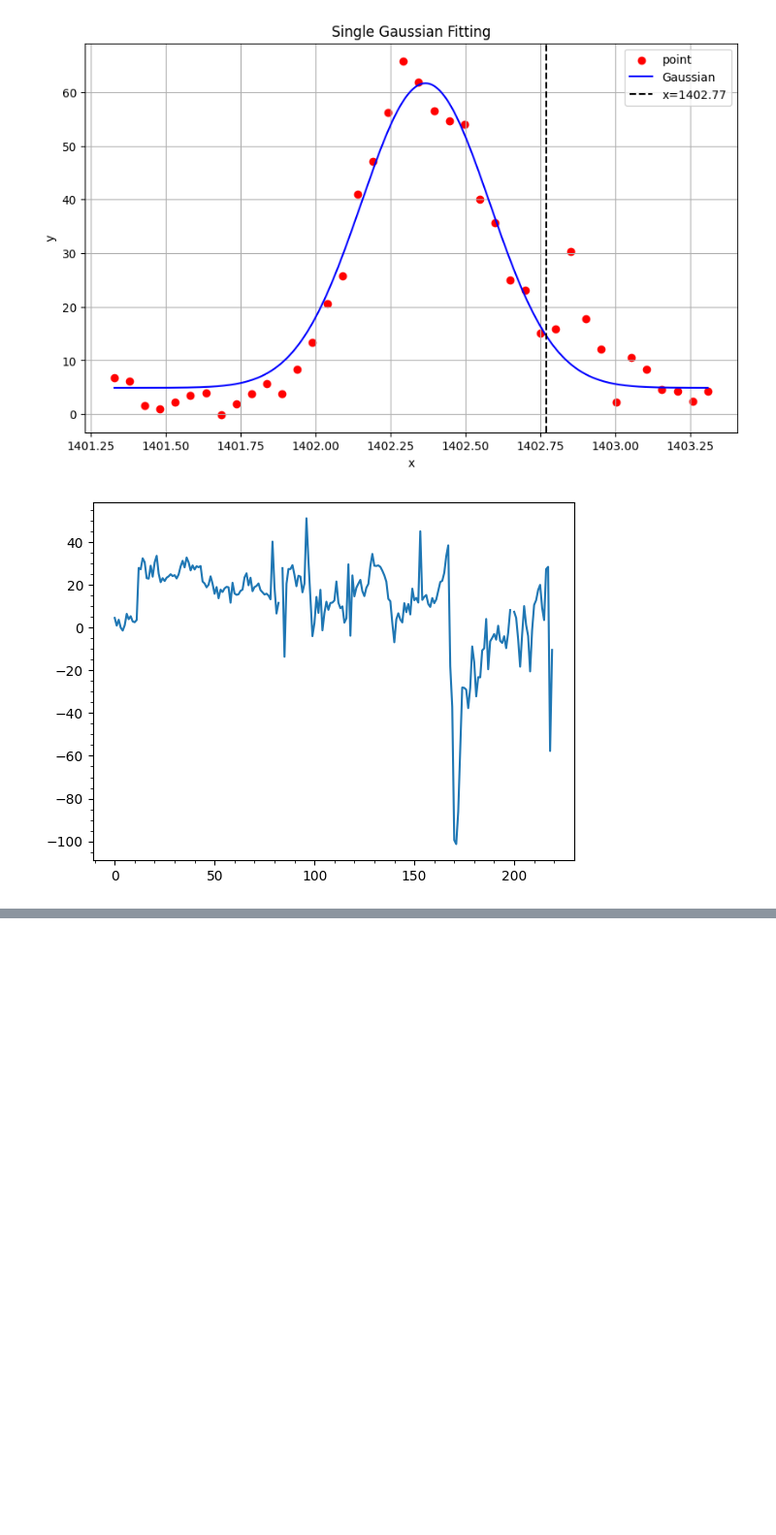
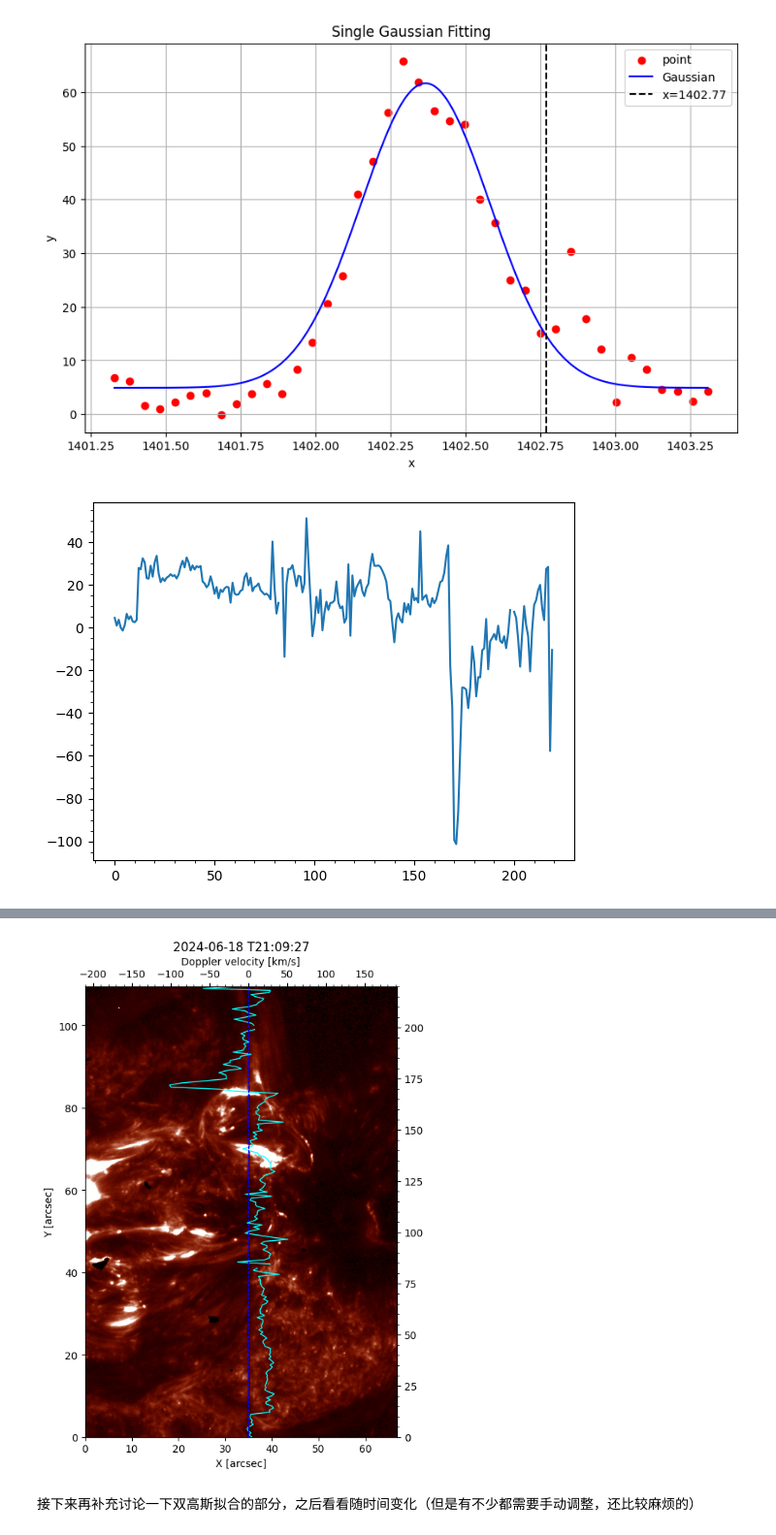
Before and after one commit to xiaosjh/reconnection, a Jupyter notebook: iris_analysis.ipynb, the cells around one changed output, grey strips where cells are left out. Shown at 97% size. Cells and saved outputs as stored; diff of their text form; code cells hidden in the pictures; blank space fills up the shorter version.

```diff
--- a/iris_analysis.ipynb
+++ b/iris_analysis.ipynb
@@ -388,0 +389,64 @@ plt.show()
+# %%
+doppler_vel=np.load(r'D:\Learning\PHD1st\magnetic_reconnecion\program\\doppler_vel.npy')
+# %%
+data1 = all_sji_image[799][0]  # 第一组数据 (402x660)
+data2 = doppler_vel  # 第二组数据 (长度220)
+# 创建画布
+fig, left_ax = plt.subplots(figsize=(5.5,8))
+
+# 左侧：imshow 画 402x660 矩阵（转换为角秒单位）
+im = left_ax.imshow(data1, aspect='auto', cmap='irissji1400', origin='lower',
+                    vmin=0, vmax=23,extent=[0, 402*0.166, 0, 660*0.166])  # 关键修改：设置坐标范围为角秒)
+left_ax.set_xlabel("X [arcsec]")  # 修改x轴标签
+left_ax.set_ylabel("Y [arcsec]")  # 修改y轴标签
+
+# 计算坐标偏移量（转换为角秒单位）
+offset_pixel = (356.57 - 320)/0.166-10
+offset_arcsec = offset_pixel * 0.166  # 像素转角秒
+
+# 右侧：创建共享Y轴的新轴
+right_ax = left_ax.twinx()
+
+# 设置右侧Y轴范围为0-220
+right_ax.set_ylim(0, 220)  # 直接设置范围
+right_ax.set_ylabel("Index (0-220)")  # 设置右侧标签
+
+# 保持原来的y_vals计算不变（角秒单位）
+y_vals = np.linspace(0, 660*0.166, 220)  # 转换为角秒坐标
+
+# 创建次级Y轴显示角秒单位（左侧主Y轴已经显示角秒，这个可以选加）
+sec_y_ax = right_ax.secondary_yaxis('right',
+    functions=(lambda y: y/(660*0.166)*220,  # 将角秒转索引
+               lambda y: y*(660*0.166)/220)) # 将索引转角秒
+#sec_y_ax.set_ylabel('Y [arcsec]')  # 可选显示
+sec_y_ax.minorticks_on()
+# 绘制调整后的data2（保持原来的角秒坐标）
+converted_data2 = data2 * 0.166 + offset_arcsec
+right_ax.plot(converted_data2, y_vals, color='cyan', linestyle='-', linewidth=1)
+
+right_ax.set_title('2024-06-18 T21:09:27')
+# 设置右侧次级x轴转换函数（处理角秒单位）
+def data2_transform(x_arcsec):
+    """将绘图坐标（角秒）转换回原始data2值"""
+    return (x_arcsec - offset_arcsec) / 0.166
+
+def inv_data2_transform(data2_val):
+    """将原始data2值转换为绘图坐标（角秒）"""
+    return data2_val * 0.166 + offset_arcsec
+
+# 创建右侧x轴并设置标签
+secax = right_ax.secondary_xaxis('top', functions=(data2_transform, inv_data2_transform))
+secax.set_xlabel('Doppler velocity [km/s]')
+#secax.axvline(0, color='gray', linestyle='--', alpha=0.5)
+secax.minorticks_on()
+zero_pos=inv_data2_transform(0)
+right_ax.axvline(x=zero_pos,color='blue',linestyle='--',linewidth=0.8)
+# 同步Y轴范围
+right_ax.set_ylim(left_ax.get_ylim())
+# 隐藏右侧多余的Y轴
+right_ax.yaxis.set_visible(False)
+plt.show()
+# %% [output]
+[figure, added]
+# %% [markdown]
+接下来再补充讨论一下双高斯拟合的部分，之后看看随时间变化（但是有不少都需要手动调整，还比较麻烦的）
```
Also changed, not shown: parts of 12 cells of this notebook, 2 other files.
